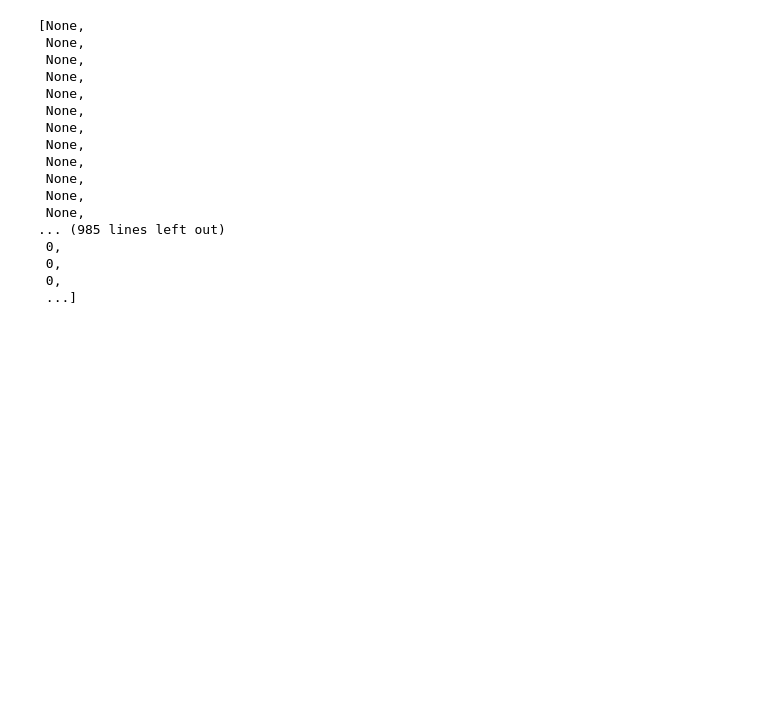
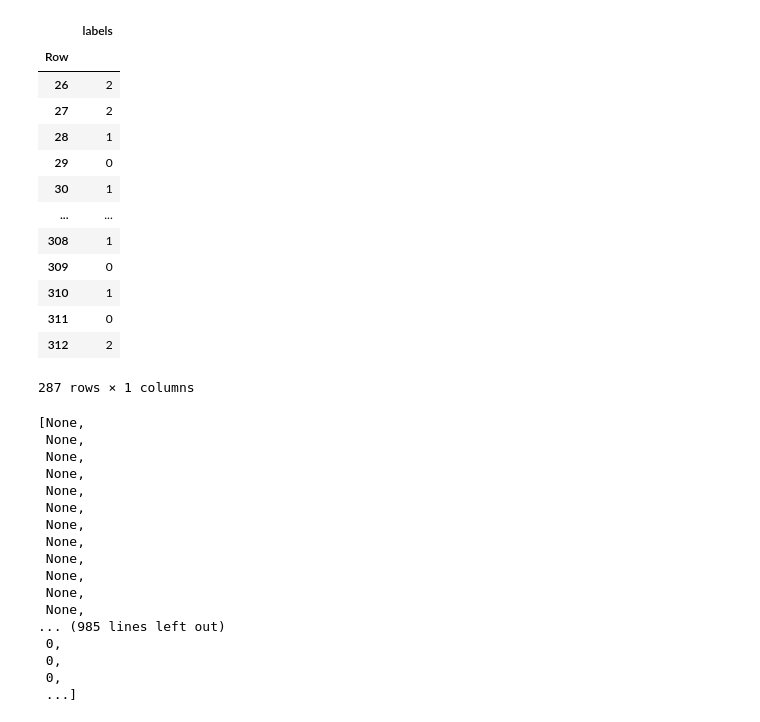
Before and after one commit to Industrial-AI-Research-Lab/documentor, a Jupyter notebook: notebooks/string_attributes.ipynb, the cells around one changed output. Cells and saved outputs as stored; diff of their text form; code cells hidden in the pictures; blank space fills up the shorter version.

```diff
--- a/notebooks/string_attributes.ipynb
+++ b/notebooks/string_attributes.ipynb
@@ -188,6 +188,22 @@ See the caveats in the documentation: https://pandas.pydata.org/pandas-docs/stab
   first_part_list[i] = second_part_list[i]
 # %%
 to_merge_df = to_merge_df.set_index('Row')
+to_merge_df
+# %% [output]
+|  | labels |
+| Row |  |
+| 26 | 2 |
+| 27 | 2 |
+| 28 | 1 |
+| 29 | 0 |
+| 30 | 1 |
+| ... | ... |
+| 308 | 1 |
+| 309 | 0 |
+| 310 | 1 |
+| 311 | 0 |
+| 312 | 2 |
+287 rows × 1 columns
 # %%
 str_type_list = []
 names = list(new_df.columns)
```
Also changed, not shown: parts of 8 cells of this notebook.
